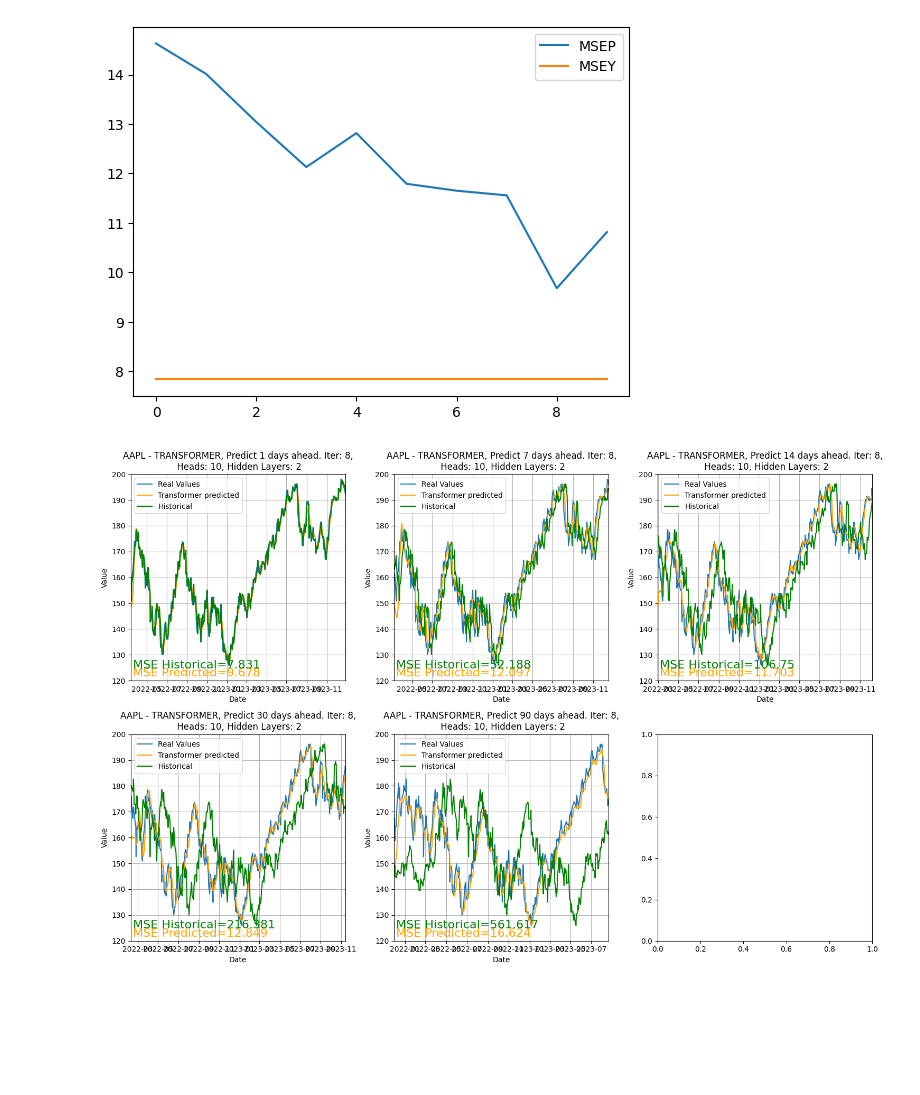
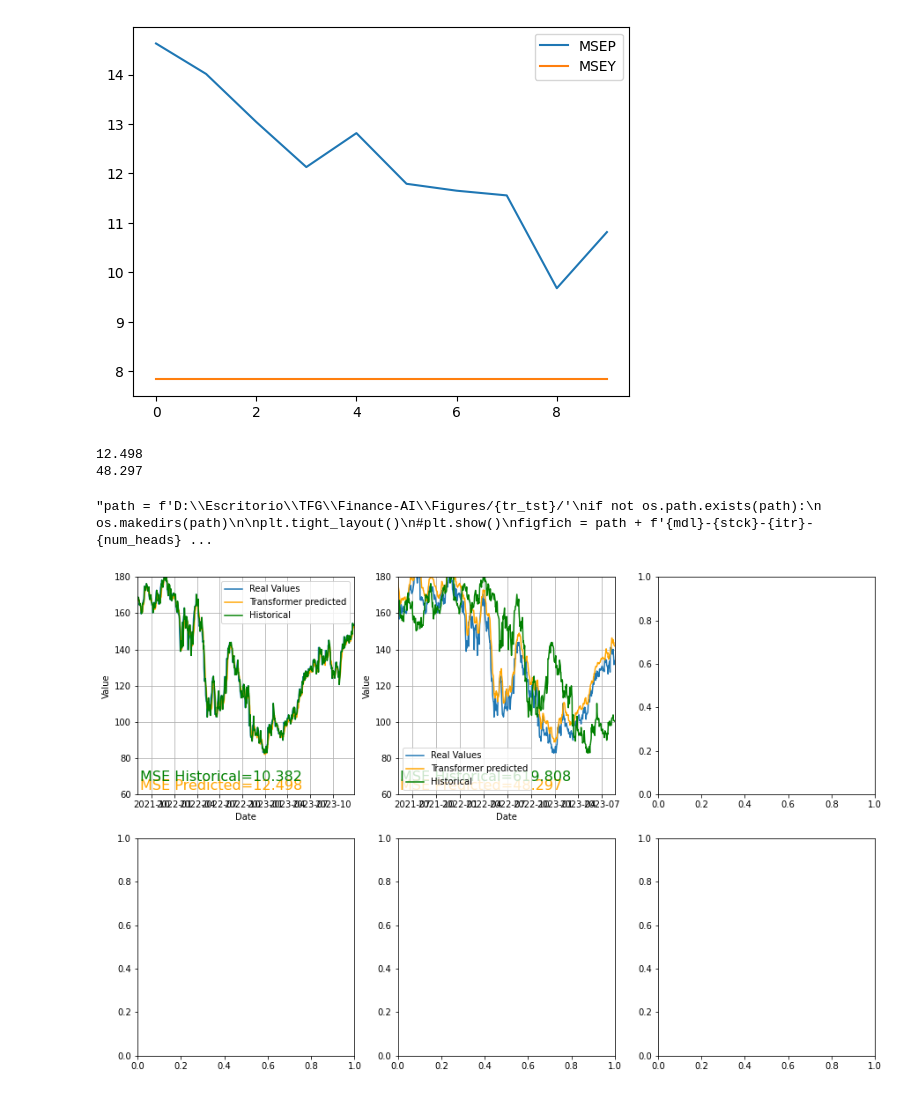
Before and after one commit to jordieres/Finance-AI, a Jupyter notebook: src/ModelTransformer/VisualizationTransformer.ipynb, the cells around one changed output. Drawn from its saved outputs; the diff is of its cells as text; code cells hidden in the pictures; blank space fills up the shorter version.

Commit message:
new transformer implementation and new scenarios added to the simulation

```diff
--- a/src/ModelTransformer/VisualizationTransformer.ipynb
+++ b/src/ModelTransformer/VisualizationTransformer.ipynb
@@ -26,5 +29,5 @@ WARNING:tensorflow:From C:\Users\vvall\AppData\Local\Packages\PythonSoftwareFoun
 # %%
-def load_output_preprocessed_data(path, win, tr_tst, stock, mld, multi=False):
+def load_output_preprocessed_data(path, win, tr_tst, k, mld, multi):
         '''
         Returns the preprocessed data as a list of objects
 
@@ -35,10 +38,10 @@ def load_output_preprocessed_data(path, win, tr_tst, stock, mld, multi=False):
         '''
 
         if multi == False:
-            fdat = f'D:/Escritorio/TFG/Finance-AI/DataProcessed/output/{win}/{tr_tst}/{stock}-{mld}-output.pkl'
+            fdat = f'/home/vvallejo/Finance-AI/DataProcessed/output/{win}/{tr_tst}/prueba-{mld}-output.pkl'
 
         else:
-            fdat = f'D:/Escritorio/TFG/Finance-AI/DataProcessed/output/{win}/{tr_tst}/{stock}-{mld}-output.pkl'
+            fdat = f'/home/vvallejo/Finance-AI/DataProcessed/output/{win}/{tr_tst}/prueba-{mld}-m-output.pkl'
 
         with (open(fdat, "rb")) as openfile:
             while True:
@@ -52,11 +55,11 @@ def load_output_preprocessed_data(path, win, tr_tst, stock, mld, multi=False):
                     break
         return path, fdat, lahead, lpar, tot_res
 # %%
-tr_tst = 0.8
-processed_path = f"D:/Escritorio/TFG/Finance-AI/DataProcessed/{tr_tst}"
+tr_tst = 0.7
+processed_path = f"/home/vvallejo/Finance-AI/DataProcessed/{tr_tst}"
 win_size = 5
-stock = 'AAPL'
+k = 2
 multi = False
 mdl  = 'transformer'
-_, _, lahead, lpar, tot_res = load_output_preprocessed_data(processed_path, win_size, tr_tst, stock, mdl, multi)
+_, _, lahead, lpar, tot_res = load_output_preprocessed_data(processed_path, win_size, tr_tst, k, mdl, multi)
 win, n_ftrs, tr_tst, deep = lpar
@@ -124,48 +139,60 @@ plt.show()
 # %% [output]
 [figure]
 # %%
+tr_tst = 0.7
+processed_path = f"/home/vvallejo/Finance-AI/DataProcessed/{tr_tst}"
+win_size = 5
+k = 2
+multi = False
+mdl  = 'transformer'
+_, _, lahead, lpar, tot_res = load_output_preprocessed_data(processed_path, win_size, tr_tst, k, mdl, multi)
+win, n_ftrs, tr_tst = lpar
 def plot_res(ax, DY, msep, msey, stck, mdl, itr):
     ax.plot(DY.index, DY.Y_real, label="Real Values")
     p2 = ax.plot(DY.index, DY.Y_predicted, label="Transformer predicted", color='orange')
     p3 = ax.plot(DY.index, DY.Y_yesterday, label="Historical", color='green')
 
-    ax.set_title(f'{stck} - {mdl.upper()}, Predict {ahead} days ahead. Iter: {itr},\n Heads: {num_heads}, Hidden Layers: {num_layers}')
+    #ax.set_title(f'{stck} - {mdl.upper()}, Predict {ahead} days ahead. Iter: {itr},\n Heads: {num_heads}, Hidden Layers: {num_layers}')
     ax.set_xlabel('Date')
     ax.set_ylabel('Value')
     ax.legend()
     ax.grid(True)
 
     # Agregar texto
     ax.text(.01, .01, 'MSE Predicted=' + str(round(msep,3)), transform=ax.transAxes, ha='left', va='bottom', fontsize=16, color='#FFA500')
     ax.text(.01, .05, 'MSE Historical=' + str(round(msey,3)), transform=ax.transAxes, fontsize=16, ha='left', va='bottom', color='green')
-
+    print(str(round(msep,3)))
 # Código para generar subgráficos para cada valor en la lista lahead
 fig, axs = plt.subplots(2, 3, figsize=(15, 10))
 
-for i, ahead in enumerate(lahead):
-    res1 = tot_res['Transformer_OUT_MODEL']
+for i, ahead in enumerate([1, 90]):
+    res1 = tot_res['OUT_MODEL']['scenario_1']['AMZN']
     mdl = 'transformer'
     stck = 'AAPL'
-    itr = 8
+    itr = 0
     DYs = res1[ahead]['DY']
     DY = DYs.loc[itr]
     msep = res1[ahead]['MSEP'][itr]
     msey = res1[ahead]['MSEY'][itr]
     row = i // 3
     col = i % 3
     plot_res(axs[row, col], DY, msep, msey, stck, mdl, itr)
 
     # Ajustar los límites del eje X y Y
     axs[row, col].set_xlim(DY.index.min(), DY.index.max())  # Ajustar los límites del eje X
-    axs[row, col].set_ylim(120, 200)
+    axs[row, col].set_ylim(60, 180)
 
-path = f'D:\Escritorio\TFG\Finance-AI\Figures/{tr_tst}/'
+'''path = f'D:\Escritorio\TFG\Finance-AI\Figures/{tr_tst}/'
 if not os.path.exists(path):
     os.makedirs(path)
 
 plt.tight_layout()
 #plt.show()
 figfich = path + f'{mdl}-{stck}-{itr}-{num_heads}-{num_layers}.png'.format(mdl, stck, itr)
 plt.savefig(figfich)
+'''
 # %% [output]
+12.498
+48.297
+"path = f'D:\\Escritorio\\TFG\\Finance-AI\\Figures/{tr_tst}/'\nif not os.path.exists(path):\n    os.makedirs(path)\n\nplt.tight_layout()\n#plt.show()\nfigfich = path + f'{mdl}-{stck}-{itr}-{num_heads} ...
-[figure, old version]
+[figure, new version]
```
Also changed, not shown: parts of 12 cells of this notebook, 18 other files.
